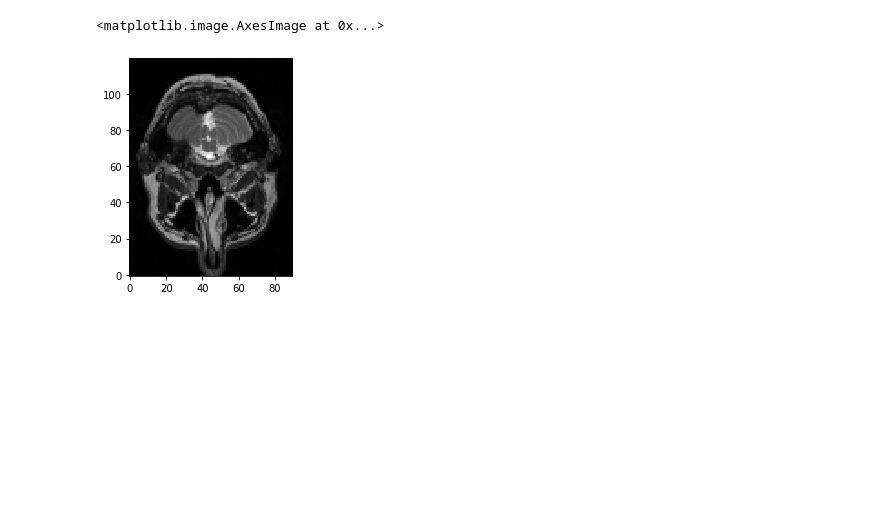
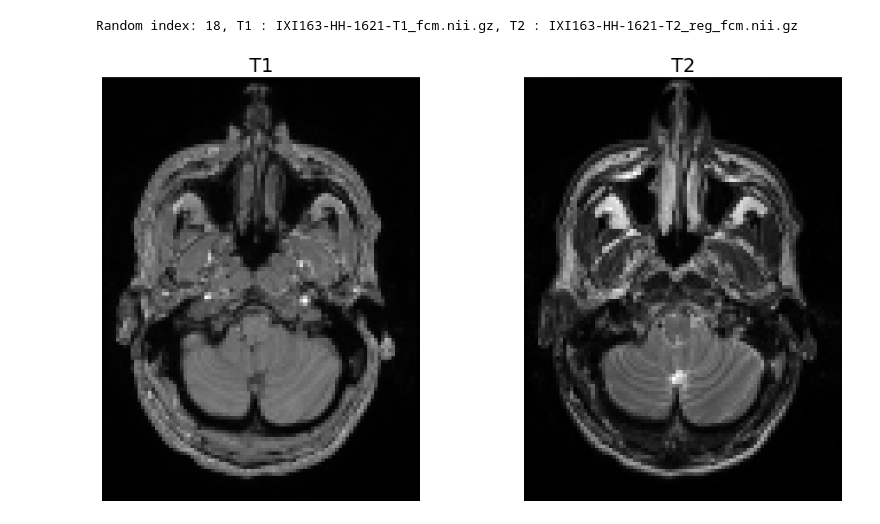
Before and after one commit to szeseong/3D-Medical-Image-Analysis-with-PyTorch, a Jupyter notebook: M1 - Training and Validation Data Setup/1_Training_and_validation_data_setup.ipynb, the cells around one changed output. Cells and saved outputs as stored; diff of their text form; code cells hidden in the pictures; blank space fills up the shorter version.

```diff
--- a/M1 - Training and Validation Data Setup/1_Training_and_validation_data_setup.ipynb
+++ b/M1 - Training and Validation Data Setup/1_Training_and_validation_data_setup.ipynb
@@ -13,8 +8,0 @@ plt.imshow(image_data_t1[30, :, :],cmap="gray",origin="lower")
-# %%
-image_t2 = nib.load("data/IXI195-HH-1620-T2_reg_fcm.nii.gz")
-image_data_t2 = image_t2.get_fdata()
-# %%
-plt.imshow(image_data_t2[:, 40, :],cmap="gray",origin="lower")
-# %% [output]
-<matplotlib.image.AxesImage at 0x...>
-[figure, removed]
@@ -20,0 +12,23 @@ plt.imshow(image_data_t2[:, 40, :],cmap="gray",origin="lower")
+# %%
+train_dir = "..\small"
+t1_dir = os.path.join(train_dir, 't1')
+t2_dir = os.path.join(train_dir, 't2')
+# %%
+file_names_t1 = glob.glob(os.path.join(t1_dir,"*.nii.*"))
+file_names_t2 = glob.glob(os.path.join(t2_dir,"*.nii.*"))
+assert len(file_names_t1) == len(file_names_t2) and len(file_names_t1) > 0
+# %%
+def nibget_fdata(path):
+    return nib.load(path).get_fdata()
+# %%
+random_idx = randint(0,len(file_names_t1))
+t1_image = file_names_t1[random_idx]
+t2_image = file_names_t2[random_idx]
+print('Random index: {}, T1 : {}, T2 : {}'.format(random_idx,os.path.basename(t1_image), os.path.basename(t2_image )))
+
+fig,(ax1,ax2) = plt.subplots(1,2,figsize=(16,9))
+ax1.imshow(nibget_fdata(t1_image)[:,40,:], cmap='gray'); ax1.set_title('T1',fontsize=22); ax1.axis('off');
+ax2.imshow(nibget_fdata(t2_image)[:,40,:], cmap='gray'); ax2.set_title('T2',fontsize=22); ax2.axis('off');
+# %% [output]
+Random index: 18, T1 : IXI163-HH-1621-T1_fcm.nii.gz, T2 : IXI163-HH-1621-T2_reg_fcm.nii.gz
+[figure, added]
```
Also changed, not shown: parts of 4 cells of this notebook.
